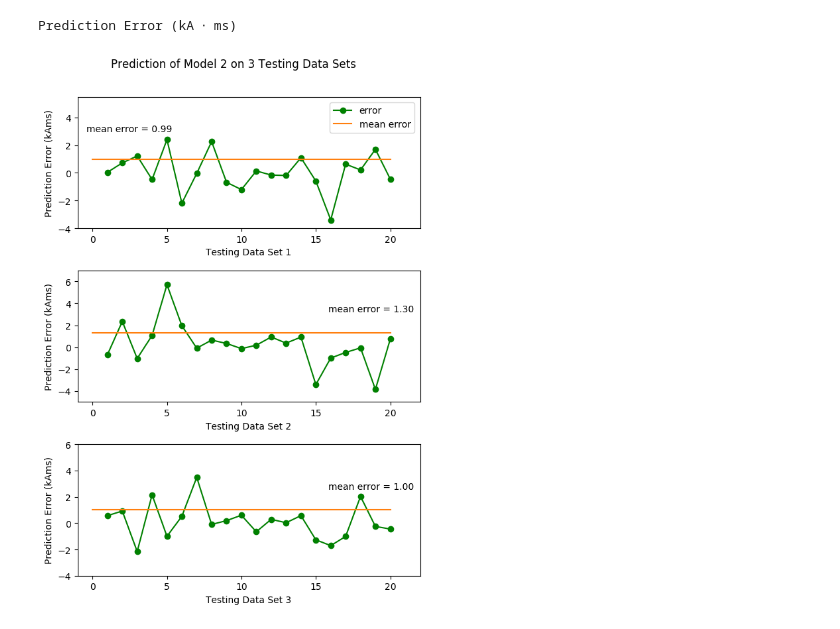
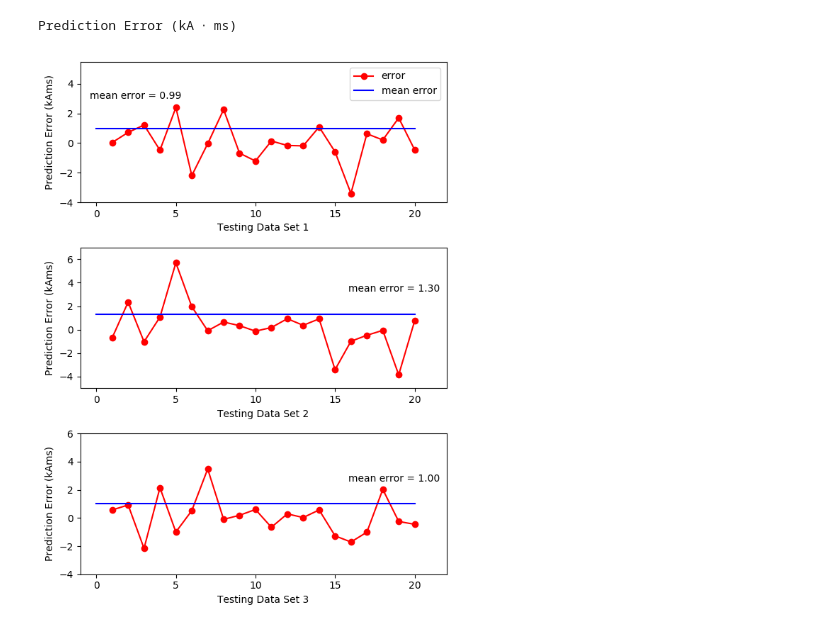
Before and after one commit to hunan16/python_coding, a Jupyter notebook: pictures_for_paperRBF.ipynb, the cells around one changed output. Drawn from its saved outputs; the diff is of its cells as text; code cells hidden in the pictures.

```diff
--- a/pictures_for_paperRBF.ipynb
+++ b/pictures_for_paperRBF.ipynb
@@ -277,12 +277,12 @@ fig = pl.figure(figsize=(6,8), dpi = 100)
 #---------------------------测试集1上的误差图---------------------------
 ax = fig.add_subplot(3, 1, 1)
 
-ax.plot(sizes, test_diff4, 'o-', color = 'g', label = 'error')
+ax.plot(sizes, test_diff4, 'o-', color = 'r', label = 'error')
 
 # 插入均值线
 X = np.linspace(0, 20, 300,endpoint=True)
 test_diffmean4 = np.zeros(300)+mean4
-ax.plot(X,test_diffmean4,color = 'C1', label = 'mean error')
+ax.plot(X,test_diffmean4,color = 'b', label = 'mean error')
 #插入均值注释
 ax.annotate('mean error = %s'%mean4 , xy=(-0.4, mean4),\
             xycoords='data',xytext=(0, 30), textcoords='offset points')
@@ -301,11 +301,11 @@ fig
 #---------------------------测试集2上的误差图---------------------------
 ax = fig.add_subplot(3, 1, 2)
 
-ax.plot(sizes, test_diff5, 'o-', color = 'g', label = 'error')
+ax.plot(sizes, test_diff5, 'o-', color = 'r', label = 'error')
 # 插入均值线
 X = np.linspace(0, 20, 300,endpoint=True)
 test_diffmean5 = np.zeros(300)+mean5
-ax.plot(X,test_diffmean5,color = 'C1', label = 'mean error')
+ax.plot(X,test_diffmean5,color = 'b', label = 'mean error')
 #插入均值注释
 ax.annotate('mean error = 1.30', xy=(22, mean5),\
             xycoords='data',xytext=(-100, 23), textcoords='offset points')
@@ -316,34 +316,34 @@ ax.set_xlabel('Testing Data Set 2')
 ax.set_ylabel('Prediction Error (kAms)')#ax.set_ylabel('Prediction Error (kA %s ms)'%dot)
 ax.set_xlim([-1, 22])
 ax.set_ylim([-5, 7])         #-3.8~5.7
 
 #ax.legend( loc='upper right', borderaxespad = 0.6)
 fig.tight_layout()
 
 fig
 
 #---------------------------测试集3上的误差图---------------------------
 ax = fig.add_subplot(3, 1, 3)
 
-ax.plot(sizes, test_diff6, 'o-', color = 'g', label = 'error')
+ax.plot(sizes, test_diff6, 'o-', color = 'r', label = 'error')
 # 插入均值线
 X = np.linspace(0, 20, 300,endpoint=True)
 test_diffmean6 = np.zeros(300)+mean6
-ax.plot(X,test_diffmean6,color = 'C1', label = 'mean error')
+ax.plot(X,test_diffmean6,color = 'b', label = 'mean error')
 #插入均值注释
 ax.annotate('mean error = %.2f'%mean6, xy=(22, mean6),\
             xycoords='data',xytext=(-100, 23), textcoords='offset points')
 
 #ax.set_title('Prediction of Model 1 on Testing Data Set 3 ', fontsize = 8)
 ax.set_xlabel('Testing Data Set 3')
 ax.set_ylabel('Prediction Error (kAms)')#ax.set_ylabel('Prediction Error (kA %s ms)'%dot)
 ax.set_xlim([-1, 22])
 ax.set_ylim([-4, 6])         #-2.16~3.48
 
 #ax.legend( loc='upper left', borderaxespad = 0.6)
-fig.suptitle('Prediction of Model 2 on 3 Testing Data Sets', fontsize = 12, y = 1.05)
+#fig.suptitle('Prediction of Model 2 on 3 Testing Data Sets', fontsize = 12, y = 1.05)
 fig.tight_layout()
 
 fig
 # %% [output]
-[figure, old version]
+[figure, new version]
```
Also changed, not shown: parts of 3 cells of this notebook, 2 other files.
